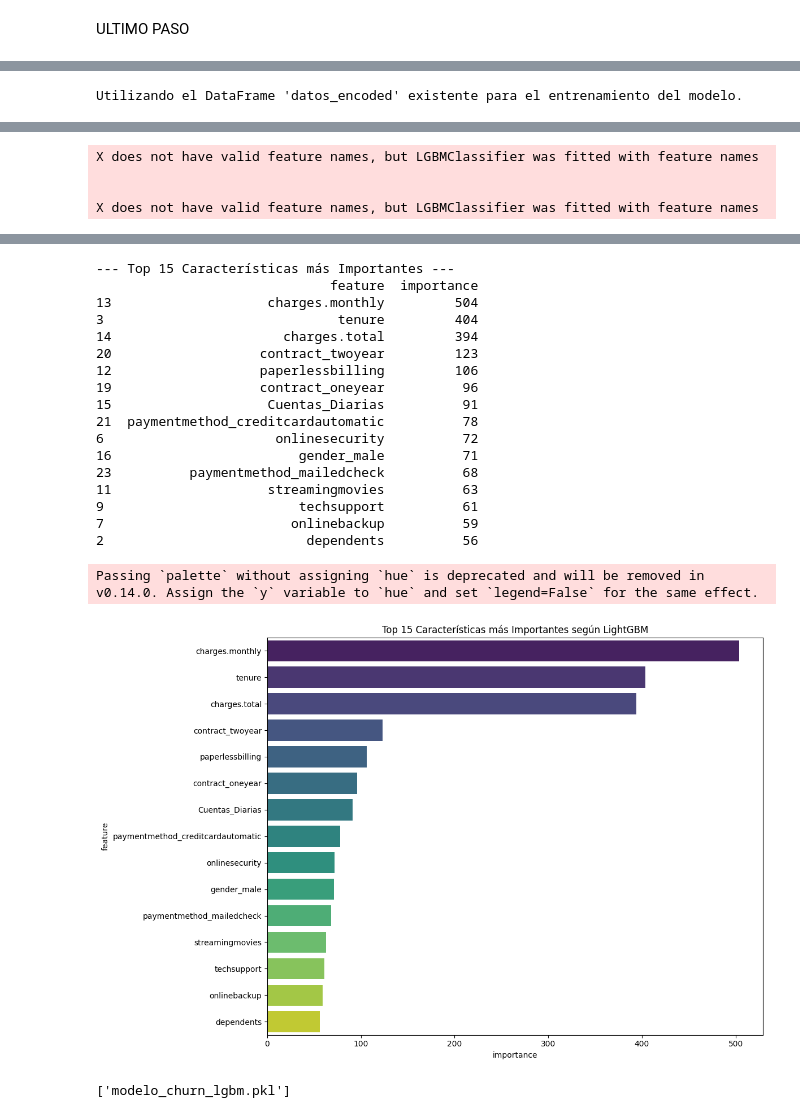
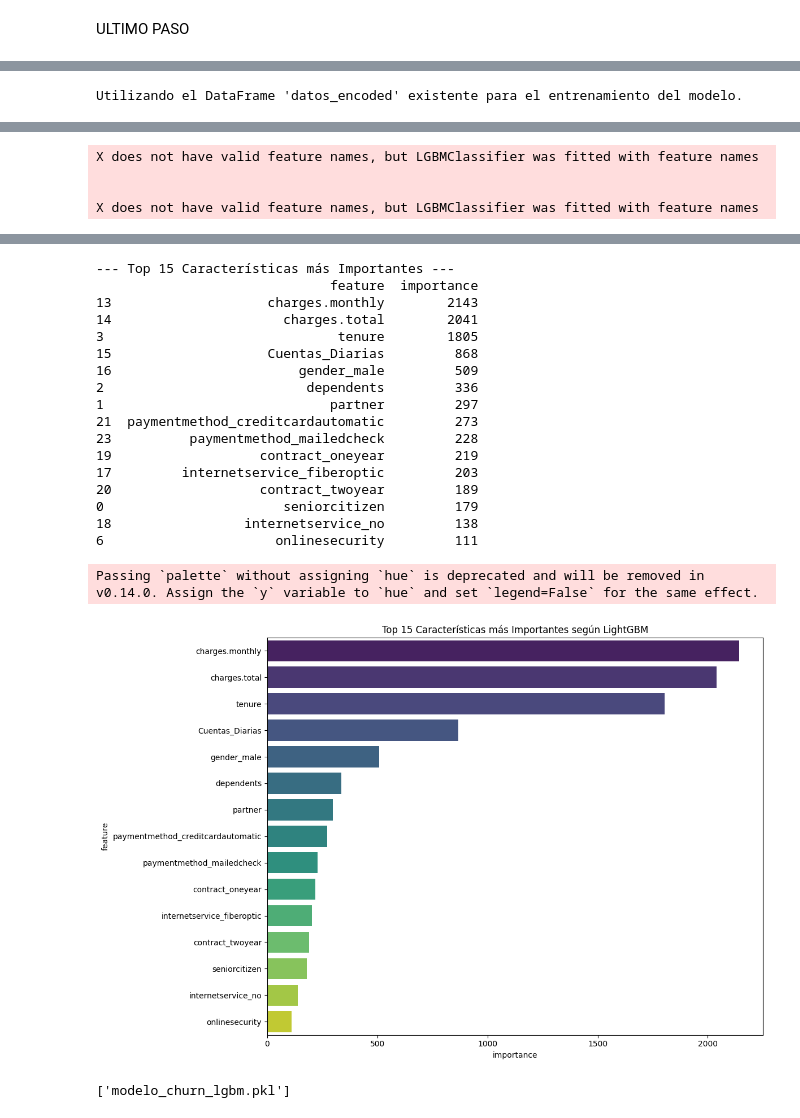
Before and after one commit to 333CME/Challengue-Telecom-X-Parte-2-Prediccion-de-Cancelacion-Churn-, a Jupyter notebook: desafio_telecomX_parte2.ipynb, the cells around one changed output, grey strips where cells are left out. Drawn from its saved outputs; the diff is of its cells as text; code cells hidden in the pictures.

```diff
--- a/desafio_telecomX_parte2.ipynb
+++ b/desafio_telecomX_parte2.ipynb
@@ -217,9 +256,0 @@ memory usage: 968.4 KB
-# %%
-# Lista de columnas booleanas originales
-bool_cols = ['churn', 'partner', 'dependents', 'phoneservice', 'paperlessbilling']
-
-# Convertirlas de nuevo a bool
-datos[bool_cols] = datos[bool_cols].astype(bool)
-
-# Verificar los tipos
-print(datos.dtypes)
@@ -243,0 +267,12 @@ dtype: object
+# %%
+# Identificar automáticamente las columnas booleanas
+bool_cols = datos.select_dtypes(include='bool').columns.tolist()
+
+# Convertir todas las columnas booleanas a 0 y 1 (int)
+datos[bool_cols] = datos[bool_cols].astype(int)
+
+# Verificar el cambio
+print(datos[bool_cols].dtypes)
+print("\nValores únicos después de la conversión:")
+for col in bool_cols:
+    print(f"{col}: {sorted(datos[col].unique())}")
@@ -1243,12 +1377,6 @@ weighted avg       0.79      0.77      0.77      1407
 # %% [markdown]
 ULTIMO PASO
 # %%
-"""
-Este script se integra con el notebook existente.
-Se asume que el DataFrame 'datos_encoded' ya ha sido creado y está disponible en memoria.
-El script optimiza y entrena un modelo LightGBM para la predicción de churn.
-"""
-
 # 1. Importación de Librerías Adicionales
 # Algunas de estas librerías puede que ya las hayas importado, pero es una buena práctica
 # asegurarse de que estén disponibles para este bloque de código.
@@ -1443,22 +1571,22 @@ X does not have valid feature names, but LGBMClassifier was fitted with feature
 --- Top 15 Características más Importantes ---
                               feature  importance
-13                    charges.monthly         504
-3                              tenure         404
-14                      charges.total         394
-20                   contract_twoyear         123
-12                   paperlessbilling         106
-19                   contract_oneyear          96
-15                    Cuentas_Diarias          91
-21  paymentmethod_creditcardautomatic          78
-6                      onlinesecurity          72
-16                        gender_male          71
-23          paymentmethod_mailedcheck          68
-11                    streamingmovies          63
-9                         techsupport          61
-7                        onlinebackup          59
-2                          dependents          56
+13                    charges.monthly        2143
+14                      charges.total        2041
+3                              tenure        1805
+15                    Cuentas_Diarias         868
+16                        gender_male         509
+2                          dependents         336
+1                             partner         297
+21  paymentmethod_creditcardautomatic         273
+23          paymentmethod_mailedcheck         228
+19                   contract_oneyear         219
+17         internetservice_fiberoptic         203
+20                   contract_twoyear         189
+0                       seniorcitizen         179
+18                 internetservice_no         138
+6                      onlinesecurity         111
 Passing `palette` without assigning `hue` is deprecated and will be removed in v0.14.0. Assign the `y` variable to `hue` and set `legend=False` for the same effect.
-[figure, old version]
+[figure, new version]
 # %%
 from sklearn_pandas import DataFrameMapper
 
```
Also changed, not shown: parts of 53 cells of this notebook.
